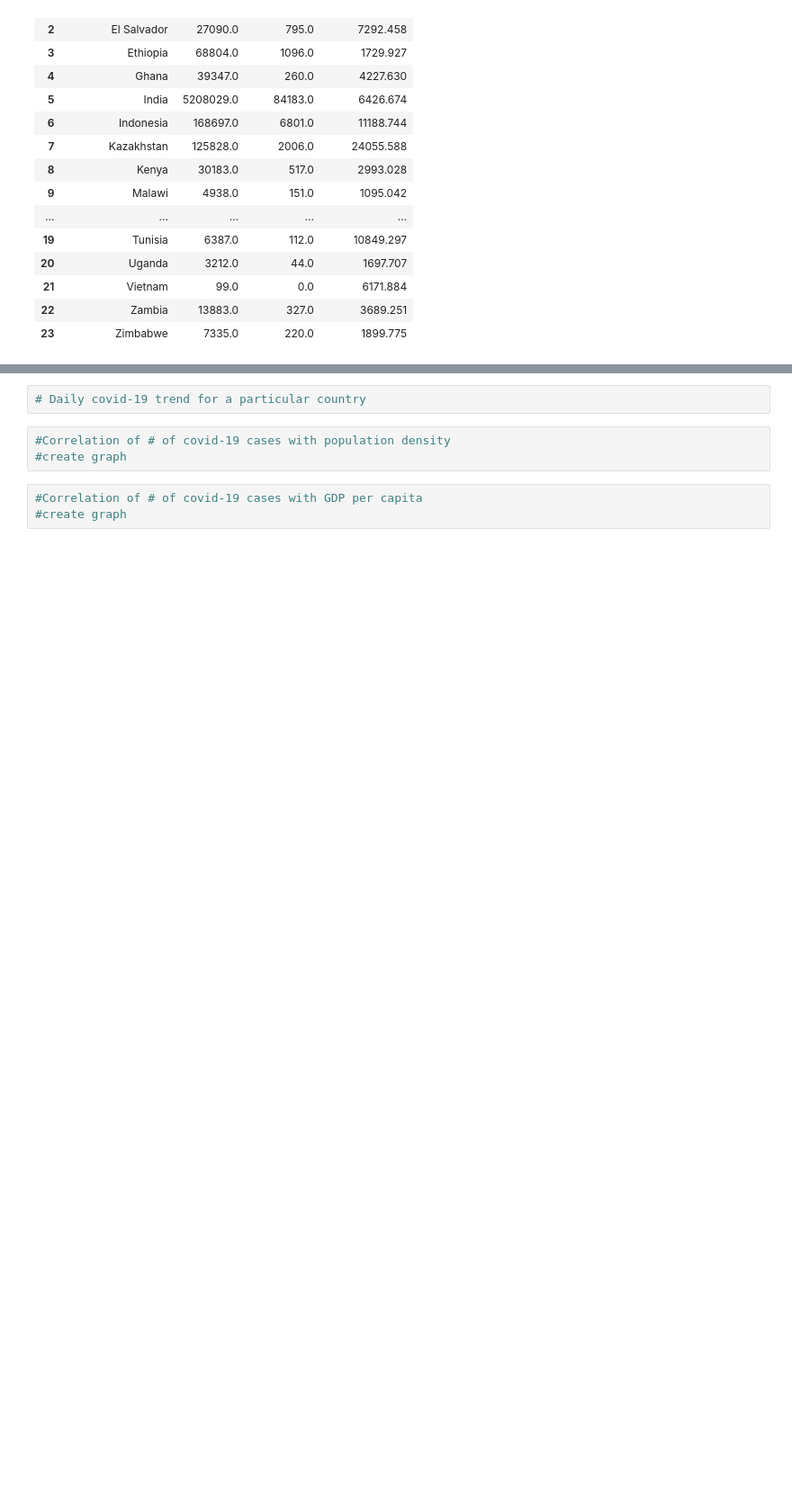
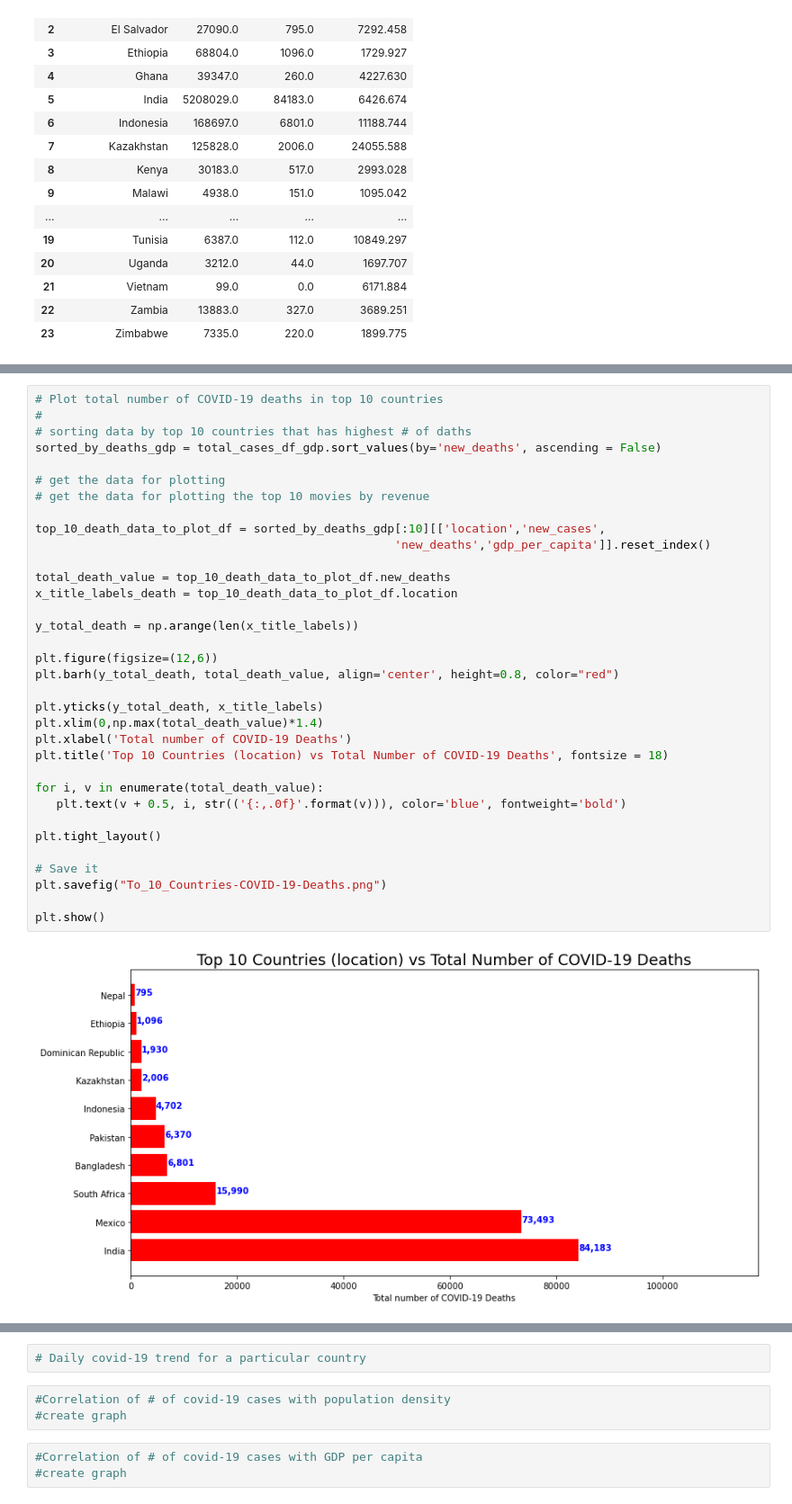
Before and after one commit to jjjdewan/ucb-data-visualization-msgrp-project1-covid-19, a Jupyter notebook: covid-19-project-challenge.ipynb, the cells around one changed output, grey strips where cells are left out. Shown: that part at 90% size. Saved outputs shown, nothing was run; the diff lists cells and outputs as text; blank space fills up the shorter version.

```diff
--- a/covid-19-project-challenge.ipynb
+++ b/covid-19-project-challenge.ipynb
@@ -195,0 +228,36 @@ Total number of COVID-19: new cases and new deaths by Country
+# %%
+# Plot total number of COVID-19 deaths in top 10 countries
+#
+# sorting data by top 10 countries that has highest # of daths
+sorted_by_deaths_gdp = total_cases_df_gdp.sort_values(by='new_deaths', ascending = False)
+
+# get the data for plotting
+# get the data for plotting the top 10 movies by revenue
+
+top_10_death_data_to_plot_df = sorted_by_deaths_gdp[:10][['location','new_cases',
+                                                   'new_deaths','gdp_per_capita']].reset_index()
+
+total_death_value = top_10_death_data_to_plot_df.new_deaths
+x_title_labels_death = top_10_death_data_to_plot_df.location
+
+y_total_death = np.arange(len(x_title_labels))
+
+plt.figure(figsize=(12,6))
+plt.barh(y_total_death, total_death_value, align='center', height=0.8, color="red")
+
+plt.yticks(y_total_death, x_title_labels)
+plt.xlim(0,np.max(total_death_value)*1.4)
+plt.xlabel('Total number of COVID-19 Deaths')
+plt.title('Top 10 Countries (location) vs Total Number of COVID-19 Deaths', fontsize = 18)
+
+for i, v in enumerate(total_death_value):
+   plt.text(v + 0.5, i, str(('{:,.0f}'.format(v))), color='blue', fontweight='bold')
+
+plt.tight_layout()
+
+# Save it
+plt.savefig("To_10_Countries-COVID-19-Deaths.png")
+
+plt.show()
+# %% [output]
+[figure, added]
```
Also changed, not shown: parts of 5 cells of this notebook.
